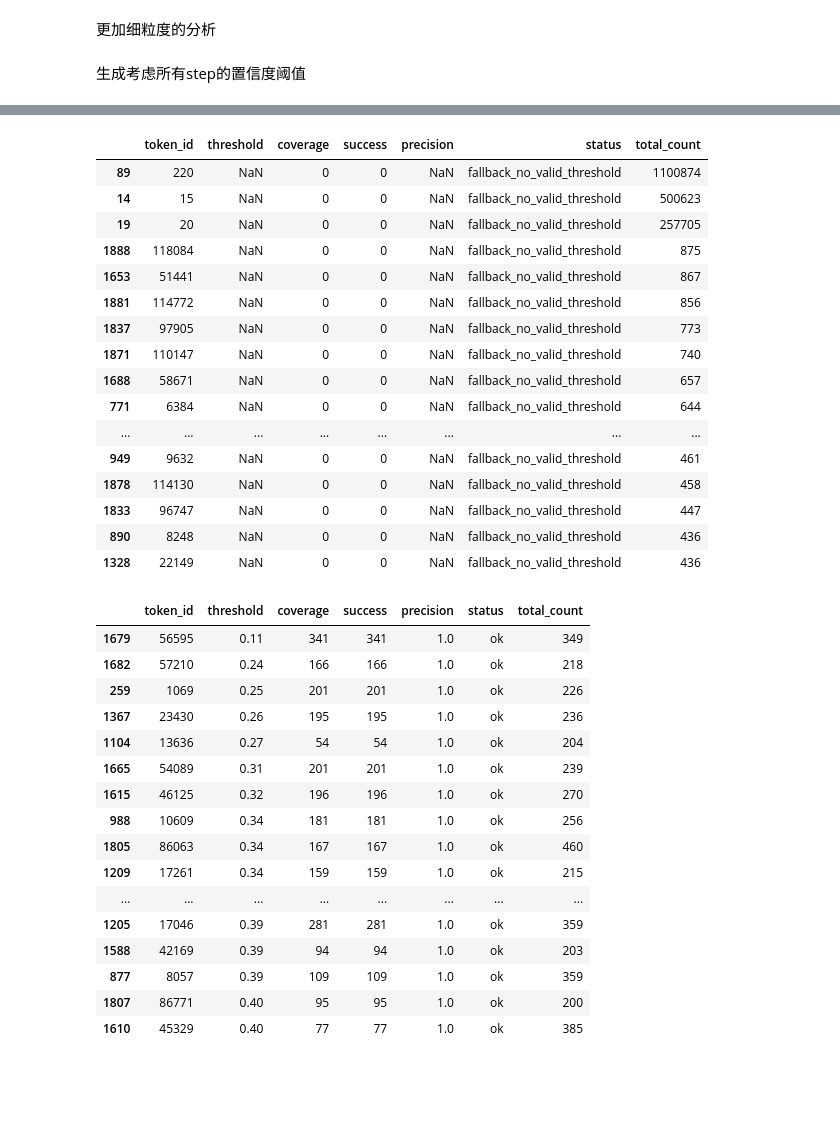
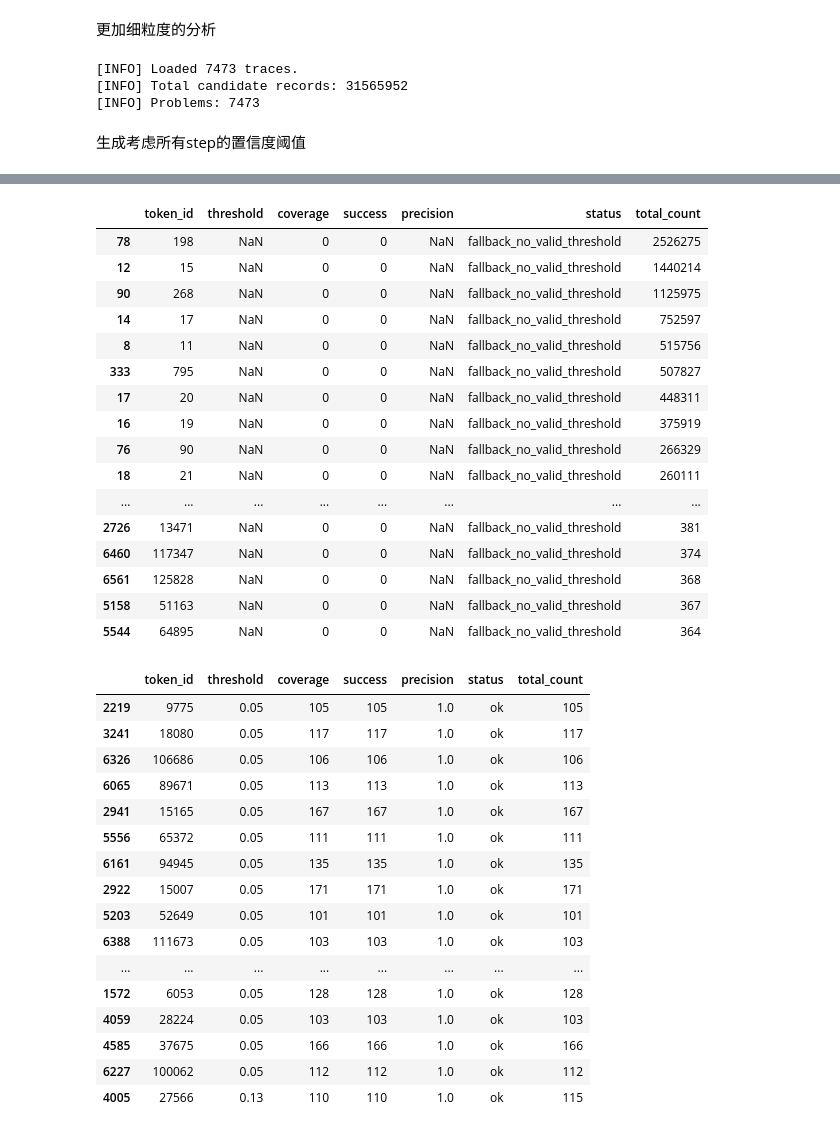
Before and after one commit to duterscmy/Prophet, a Jupyter notebook: analysis_confidence.ipynb, the cells around one changed output, grey strips where cells are left out. Drawn from its saved outputs; the diff is of its cells as text; code cells hidden in the pictures; blank space fills up the shorter version.

```diff
--- a/analysis_confidence.ipynb
+++ b/analysis_confidence.ipynb
@@ -1317,7 +1317,7 @@ import matplotlib.pyplot as plt
 # =========================
 # Config
 # =========================
-log_file = "/Users/mc03002/Documents/Prophet/logs/math500_train_standard-len256-block32.log"
+log_file = "/Users/mc03002/Documents/Prophet/logs/baseline-gsm8k_train_standard-len256-block32.log"
 
 # 读取多少个问题；None 表示全读，但大日志会很慢
 max_problems = None
@@ -1499,6 +1499,10 @@ all_df = add_confidence_bins(all_df, bins=bins)
 
 # display(all_df.head())
 # print(all_df[["confidence", "final_consistent"]].describe())
+# %% [output]
+[INFO] Loaded 7473 traces.
+[INFO] Total candidate records: 31565952
+[INFO] Problems: 7473
 # %%
 overall_stats = compute_bin_stats(all_df, ["conf_bin", "conf_bin_mid"])
 
@@ -2349,10 +2353,10 @@ from pathlib import Path
 target_precision = 1.0
 
 # token 总出现次数至少多少，才尝试计算 token-specific threshold
-min_count = 100
+min_count = 200
 
 # 在某个 threshold 以上，accepted samples 至少多少，才认为这个 threshold 有统计意义
-min_accepted = 50
+min_accepted = 100
 
 threshold_start = 1.0
 threshold_end = 0.05
@@ -2370,15 +2374,17 @@ else:
     raise ValueError("Cannot find final_consistent / is_final_consistent column.")
 
 out_dir = Path("token_threshold_on_trainset")
+task_name = "gsm8k"
 out_dir.mkdir(parents=True, exist_ok=True)
 
+
 json_path = out_dir / (
-    f"math_token_threshold_grid_p{int(target_precision * 100)}"
+    f"{task_name}_token_threshold_grid_p{int(target_precision * 100)}"
     f"_mincount{min_count}_minaccepted{min_accepted}.json"
 )
 
 csv_path = out_dir / (
-    f"math_token_threshold_grid_p{int(target_precision * 100)}"
+    f"{task_name}_token_threshold_grid_p{int(target_precision * 100)}"
     f"_mincount{min_count}_minaccepted{min_accepted}.csv"
 )
 # =========================
@@ -2564,35 +2570,35 @@ Tokens saved to JSON: 1733
 ==================================
 |  | token_id | threshold | coverage | success | precision | status | total_count |
-| 89 | 220 | NaN | 0 | 0 | NaN | fallback_no_valid_threshold | 1100874 |
-| 14 | 15 | NaN | 0 | 0 | NaN | fallback_no_valid_threshold | 500623 |
-| 19 | 20 | NaN | 0 | 0 | NaN | fallback_no_valid_threshold | 257705 |
-| 1888 | 118084 | NaN | 0 | 0 | NaN | fallback_no_valid_threshold | 875 |
-| 1653 | 51441 | NaN | 0 | 0 | NaN | fallback_no_valid_threshold | 867 |
-| 1881 | 114772 | NaN | 0 | 0 | NaN | fallback_no_valid_threshold | 856 |
-| 1837 | 97905 | NaN | 0 | 0 | NaN | fallback_no_valid_threshold | 773 |
-| 1871 | 110147 | NaN | 0 | 0 | NaN | fallback_no_valid_threshold | 740 |
-| 1688 | 58671 | NaN | 0 | 0 | NaN | fallback_no_valid_threshold | 657 |
-| 771 | 6384 | NaN | 0 | 0 | NaN | fallback_no_valid_threshold | 644 |
+| 78 | 198 | NaN | 0 | 0 | NaN | fallback_no_valid_threshold | 2526275 |
+| 12 | 15 | NaN | 0 | 0 | NaN | fallback_no_valid_threshold | 1440214 |
+| 90 | 268 | NaN | 0 | 0 | NaN | fallback_no_valid_threshold | 1125975 |
+| 14 | 17 | NaN | 0 | 0 | NaN | fallback_no_valid_threshold | 752597 |
+| 8 | 11 | NaN | 0 | 0 | NaN | fallback_no_valid_threshold | 515756 |
+| 333 | 795 | NaN | 0 | 0 | NaN | fallback_no_valid_threshold | 507827 |
+| 17 | 20 | NaN | 0 | 0 | NaN | fallback_no_valid_threshold | 448311 |
+| 16 | 19 | NaN | 0 | 0 | NaN | fallback_no_valid_threshold | 375919 |
+| 76 | 90 | NaN | 0 | 0 | NaN | fallback_no_valid_threshold | 266329 |
+| 18 | 21 | NaN | 0 | 0 | NaN | fallback_no_valid_threshold | 260111 |
 | ... | ... | ... | ... | ... | ... | ... | ... |
-| 949 | 9632 | NaN | 0 | 0 | NaN | fallback_no_valid_threshold | 461 |
-| 1878 | 114130 | NaN | 0 | 0 | NaN | fallback_no_valid_threshold | 458 |
-| 1833 | 96747 | NaN | 0 | 0 | NaN | fallback_no_valid_threshold | 447 |
-| 890 | 8248 | NaN | 0 | 0 | NaN | fallback_no_valid_threshold | 436 |
-| 1328 | 22149 | NaN | 0 | 0 | NaN | fallback_no_valid_threshold | 436 |
+| 2726 | 13471 | NaN | 0 | 0 | NaN | fallback_no_valid_threshold | 381 |
+| 6460 | 117347 | NaN | 0 | 0 | NaN | fallback_no_valid_threshold | 374 |
+| 6561 | 125828 | NaN | 0 | 0 | NaN | fallback_no_valid_threshold | 368 |
+| 5158 | 51163 | NaN | 0 | 0 | NaN | fallback_no_valid_threshold | 367 |
+| 5544 | 64895 | NaN | 0 | 0 | NaN | fallback_no_valid_threshold | 364 |
 |  | token_id | threshold | coverage | success | precision | status | total_count |
-| 1679 | 56595 | 0.11 | 341 | 341 | 1.0 | ok | 349 |
-| 1682 | 57210 | 0.24 | 166 | 166 | 1.0 | ok | 218 |
-| 259 | 1069 | 0.25 | 201 | 201 | 1.0 | ok | 226 |
-| 1367 | 23430 | 0.26 | 195 | 195 | 1.0 | ok | 236 |
-| 1104 | 13636 | 0.27 | 54 | 54 | 1.0 | ok | 204 |
-| 1665 | 54089 | 0.31 | 201 | 201 | 1.0 | ok | 239 |
-| 1615 | 46125 | 0.32 | 196 | 196 | 1.0 | ok | 270 |
-| 988 | 10609 | 0.34 | 181 | 181 | 1.0 | ok | 256 |
-| 1805 | 86063 | 0.34 | 167 | 167 | 1.0 | ok | 460 |
-| 1209 | 17261 | 0.34 | 159 | 159 | 1.0 | ok | 215 |
+| 2219 | 9775 | 0.05 | 105 | 105 | 1.0 | ok | 105 |
+| 3241 | 18080 | 0.05 | 117 | 117 | 1.0 | ok | 117 |
+| 6326 | 106686 | 0.05 | 106 | 106 | 1.0 | ok | 106 |
+| 6065 | 89671 | 0.05 | 113 | 113 | 1.0 | ok | 113 |
+| 2941 | 15165 | 0.05 | 167 | 167 | 1.0 | ok | 167 |
+| 5556 | 65372 | 0.05 | 111 | 111 | 1.0 | ok | 111 |
+| 6161 | 94945 | 0.05 | 135 | 135 | 1.0 | ok | 135 |
+| 2922 | 15007 | 0.05 | 171 | 171 | 1.0 | ok | 171 |
+| 5203 | 52649 | 0.05 | 101 | 101 | 1.0 | ok | 101 |
+| 6388 | 111673 | 0.05 | 103 | 103 | 1.0 | ok | 103 |
 | ... | ... | ... | ... | ... | ... | ... | ... |
-| 1205 | 17046 | 0.39 | 281 | 281 | 1.0 | ok | 359 |
-| 1588 | 42169 | 0.39 | 94 | 94 | 1.0 | ok | 203 |
-| 877 | 8057 | 0.39 | 109 | 109 | 1.0 | ok | 359 |
-| 1807 | 86771 | 0.40 | 95 | 95 | 1.0 | ok | 200 |
-| 1610 | 45329 | 0.40 | 77 | 77 | 1.0 | ok | 385 |
+| 1572 | 6053 | 0.05 | 128 | 128 | 1.0 | ok | 128 |
+| 4059 | 28224 | 0.05 | 103 | 103 | 1.0 | ok | 103 |
+| 4585 | 37675 | 0.05 | 166 | 166 | 1.0 | ok | 166 |
+| 6227 | 100062 | 0.05 | 112 | 112 | 1.0 | ok | 112 |
+| 4005 | 27566 | 0.13 | 110 | 110 | 1.0 | ok | 115 |
```
Also changed, not shown: parts of 1 cell of this notebook, 1 other file.
